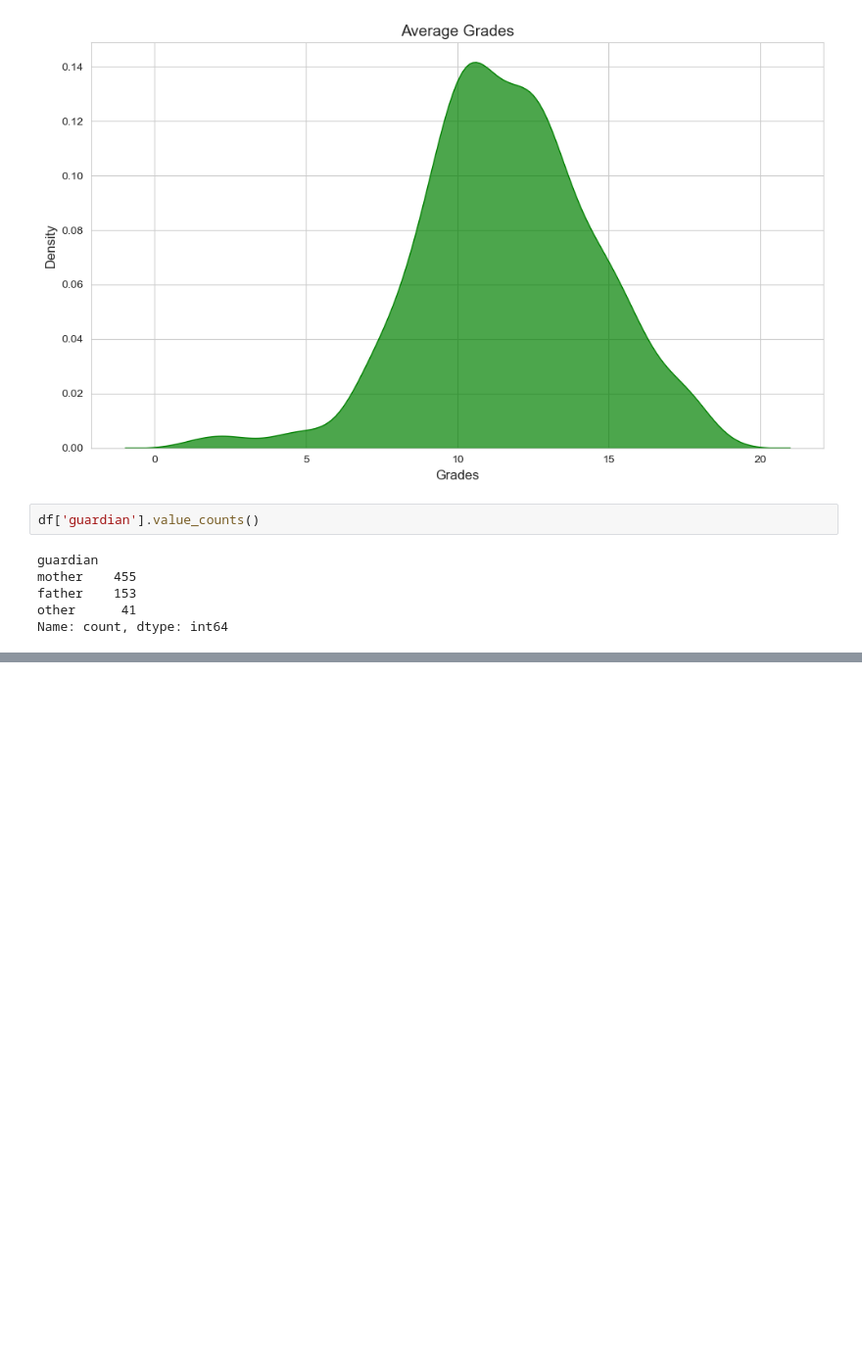
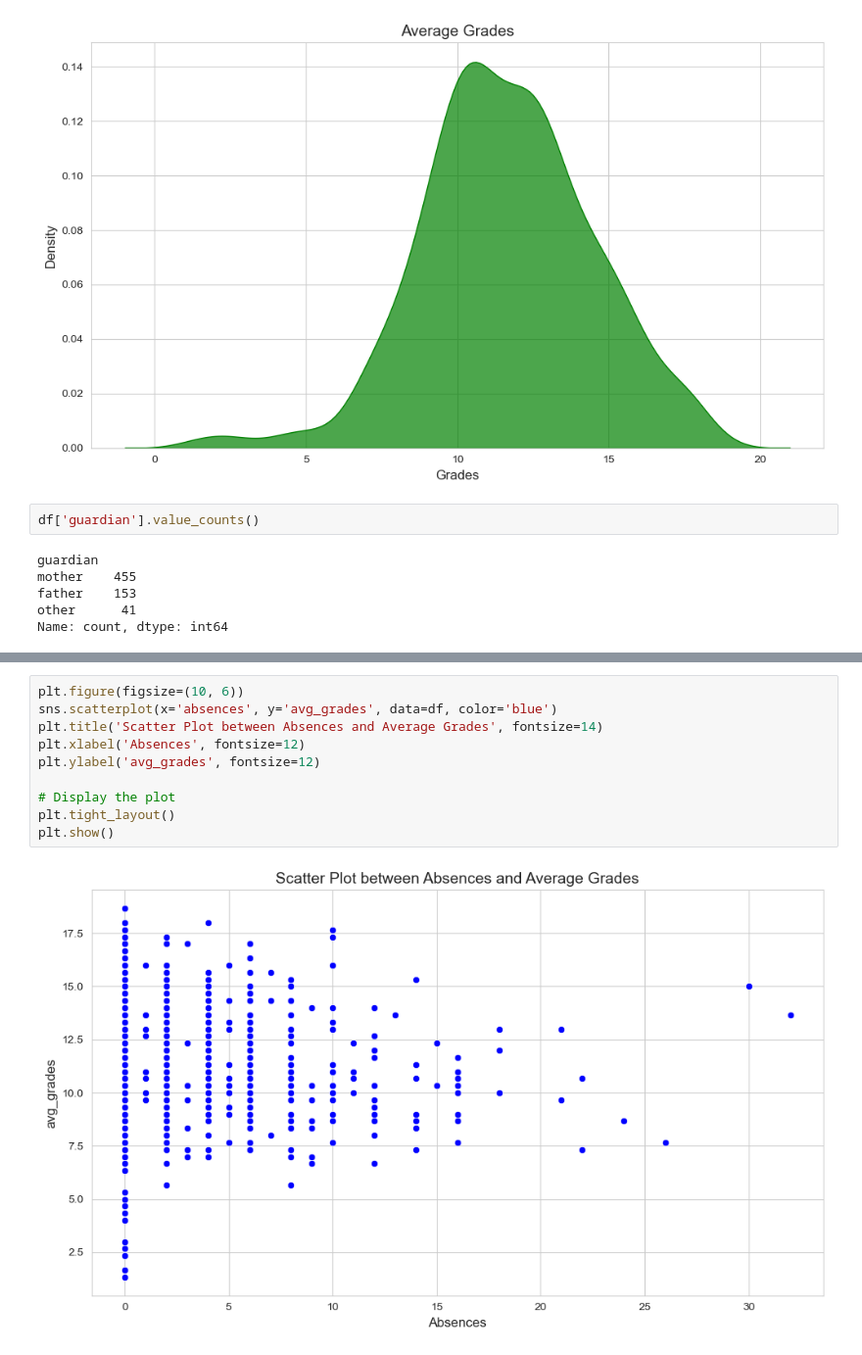
Before and after one commit to rb23abm/Behavioral-and-Alcohol-Consumption-Data-Driven-Models-for-Academic-Success-Prediction, a Jupyter notebook: code.ipynb, the cells around one changed output, grey strips where cells are left out. Shown: that part at 98% size. Cells and saved outputs as stored; diff of their text form; blank space fills up the shorter version.

```diff
--- a/code.ipynb
+++ b/code.ipynb
@@ -292,0 +336,12 @@ Name: count, dtype: int64
+# %%
+plt.figure(figsize=(10, 6))
+sns.scatterplot(x='absences', y='avg_grades', data=df, color='blue')
+plt.title('Scatter Plot between Absences and Average Grades', fontsize=14)
+plt.xlabel('Absences', fontsize=12)
+plt.ylabel('avg_grades', fontsize=12)
+
+# Display the plot
+plt.tight_layout()
+plt.show()
+# %% [output]
+[figure, added]
```
Also changed, not shown: parts of 21 cells of this notebook.
